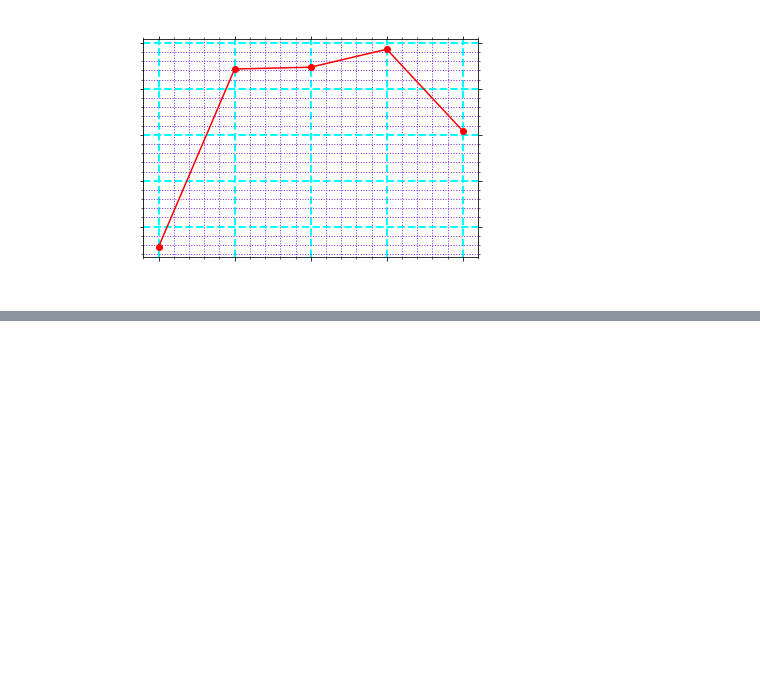
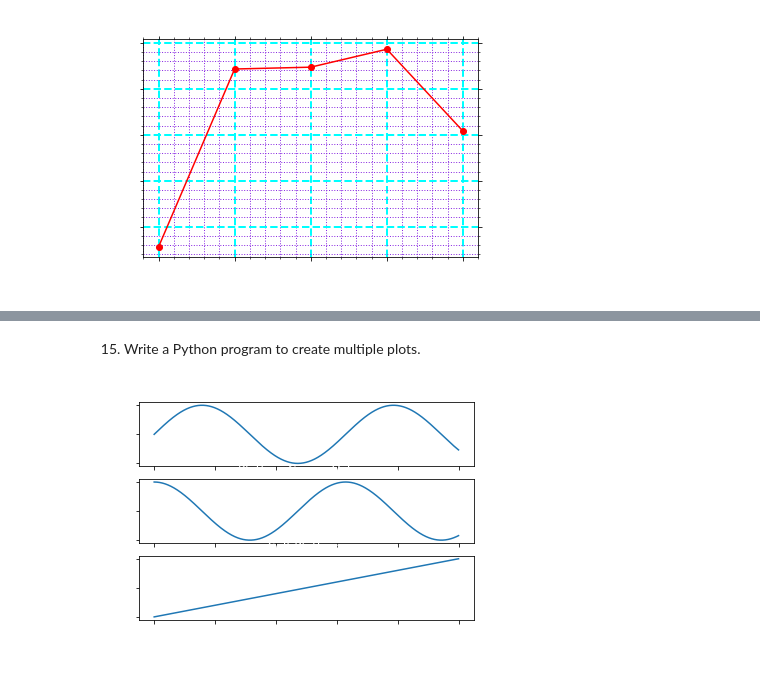
Before and after one commit to shaikhfarzana/Python-Libraries, a Jupyter notebook: Mathplotlib_Problems/Matplotlib_Problems.ipynb, the cells around one changed output, grey strips where cells are left out. Saved outputs shown, nothing was run; the diff lists cells and outputs as text; code cells hidden in the pictures; blank space fills up the shorter version.

Commit message:
[Farzana] Add: Python program to create multiple plots.

```diff
--- a/Mathplotlib_Problems/Matplotlib_Problems.ipynb
+++ b/Mathplotlib_Problems/Matplotlib_Problems.ipynb
@@ -578,0 +543,50 @@ plt.show()
+# %% [markdown]
+15. Write a Python program to create multiple plots.
+# %%
+import matplotlib.pyplot as plt
+import numpy as np
+
+
+def to_create_multiple_plots():
+    """
+       Description:
+          Function is used to create multiple plots.
+       Parameter:
+          No parameter required.
+       Return:
+          Returns nothing.
+    """
+x = np.arange(0, 10, 0.01)
+
+# notice that nrows = number of images
+plt.subplot(3, 1, 1)
+plt.plot(x, np.sin(x))
+plt.title('Plotting Sine Values.', color='white')
+plt.ylabel('Closing value', color = 'white')
+plt.xticks( color = 'white')
+plt.yticks( color = 'white')
+
+# ncols stays as 1
+plt.subplot(3, 1, 2)
+plt.plot(x, np.cos(x))
+plt.title('Plotting Cosine Values.', color='white')
+plt.ylabel('y-axis', color = 'white')
+plt.xticks( color = 'white')
+plt.yticks( color = 'white')
+
+# each image has a unique index
+plt.subplot(3, 1, 3)
+plt.plot(x, x)
+plt.title('Self Plotting.', color='white')
+plt.xlabel('x-axis', color= 'white')
+plt.ylabel('y-axis', color = 'white')
+plt.xticks( color = 'white')
+plt.yticks( color = 'white')
+
+plt.show()
+
+
+if __name__ == "__main__":
+    to_create_multiple_type_charts()
+# %% [output]
+[figure, added]
```
Also changed, not shown: parts of 1 cell of this notebook.
